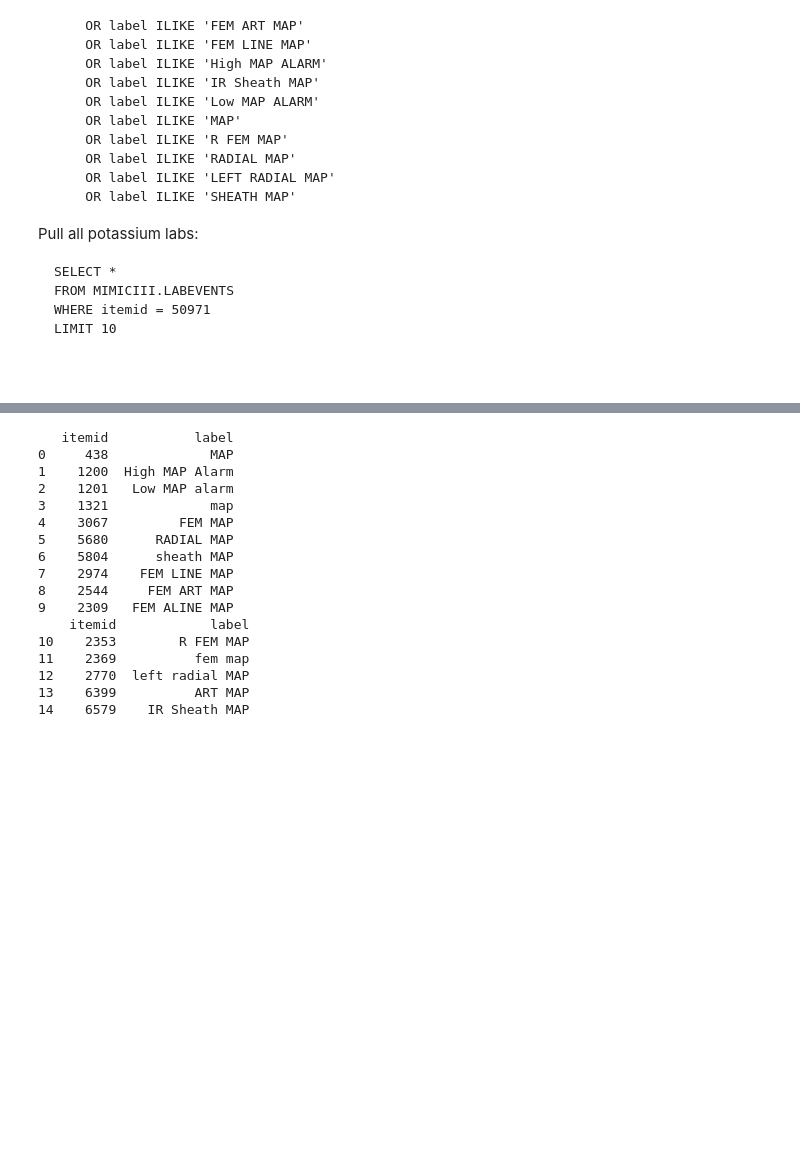
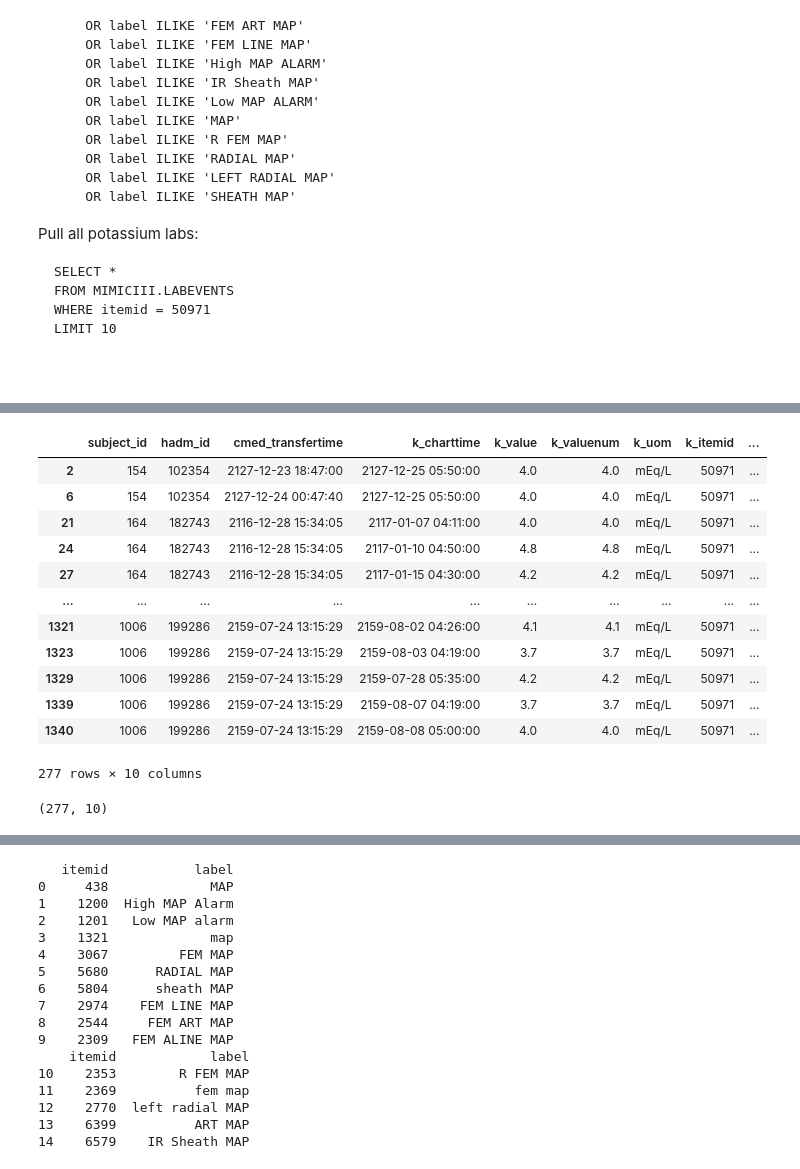
Before and after one commit to yankou/Electric-Rhythms, a Jupyter notebook: notebooks/ExploratoryDataAnalysis.ipynb, the cells around one changed output, grey strips where cells are left out. Saved outputs shown, nothing was run; the diff lists cells and outputs as text; code cells hidden in the pictures; blank space fills up the shorter version.

```diff
--- a/notebooks/ExploratoryDataAnalysis.ipynb
+++ b/notebooks/ExploratoryDataAnalysis.ipynb
@@ -150,0 +168,29 @@ d_to_k / np.timedelta64(1,'us') / (24*3600*1e6)
+# %%
+# Choose the lab records we want to keep
+#  - more than 24 hr from transfer to cardiac med service
+#  - labs drawn 4-6 am
+
+labs_after_24hr = pts_with_labs[pts_with_labs.hours_to_k >= 24]
+labs_after_24hr['potass_time'] = pd.to_datetime(labs_after_24hr['k_charttime']).dt.hour
+labs_after_24hr = labs_after_24hr[labs_after_24hr.potass_time < 6]
+labs_after_24hr = labs_after_24hr[labs_after_24hr.potass_time >= 4]
+
+labs_after_24hr
+# %% [output]
+|  | subject_id | hadm_id | cmed_transfertime | k_charttime | k_value | k_valuenum | k_uom | k_itemid | ... |
+| 2 | 154 | 102354 | 2127-12-23 18:47:00 | 2127-12-25 05:50:00 | 4.0 | 4.0 | mEq/L | 50971 | ... |
+| 6 | 154 | 102354 | 2127-12-24 00:47:40 | 2127-12-25 05:50:00 | 4.0 | 4.0 | mEq/L | 50971 | ... |
+| 21 | 164 | 182743 | 2116-12-28 15:34:05 | 2117-01-07 04:11:00 | 4.0 | 4.0 | mEq/L | 50971 | ... |
+| 24 | 164 | 182743 | 2116-12-28 15:34:05 | 2117-01-10 04:50:00 | 4.8 | 4.8 | mEq/L | 50971 | ... |
+| 27 | 164 | 182743 | 2116-12-28 15:34:05 | 2117-01-15 04:30:00 | 4.2 | 4.2 | mEq/L | 50971 | ... |
+| ... | ... | ... | ... | ... | ... | ... | ... | ... | ... |
+| 1321 | 1006 | 199286 | 2159-07-24 13:15:29 | 2159-08-02 04:26:00 | 4.1 | 4.1 | mEq/L | 50971 | ... |
+| 1323 | 1006 | 199286 | 2159-07-24 13:15:29 | 2159-08-03 04:19:00 | 3.7 | 3.7 | mEq/L | 50971 | ... |
+| 1329 | 1006 | 199286 | 2159-07-24 13:15:29 | 2159-07-28 05:35:00 | 4.2 | 4.2 | mEq/L | 50971 | ... |
+| 1339 | 1006 | 199286 | 2159-07-24 13:15:29 | 2159-08-07 04:19:00 | 3.7 | 3.7 | mEq/L | 50971 | ... |
+| 1340 | 1006 | 199286 | 2159-07-24 13:15:29 | 2159-08-08 05:00:00 | 4.0 | 4.0 | mEq/L | 50971 | ... |
+277 rows × 10 columns
+# %%
+labs_after_24hr.shape
+# %% [output]
+(277, 10)
```
Also changed, not shown: parts of 9 cells of this notebook.
